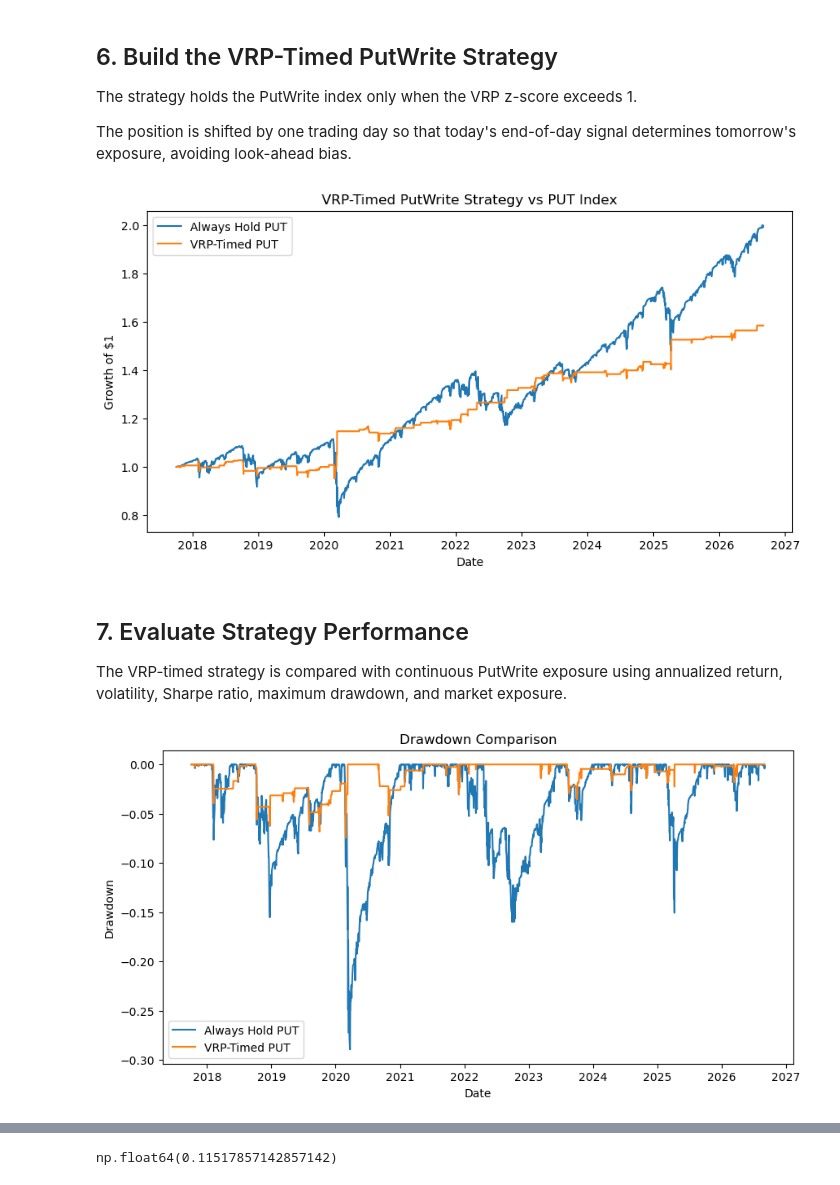
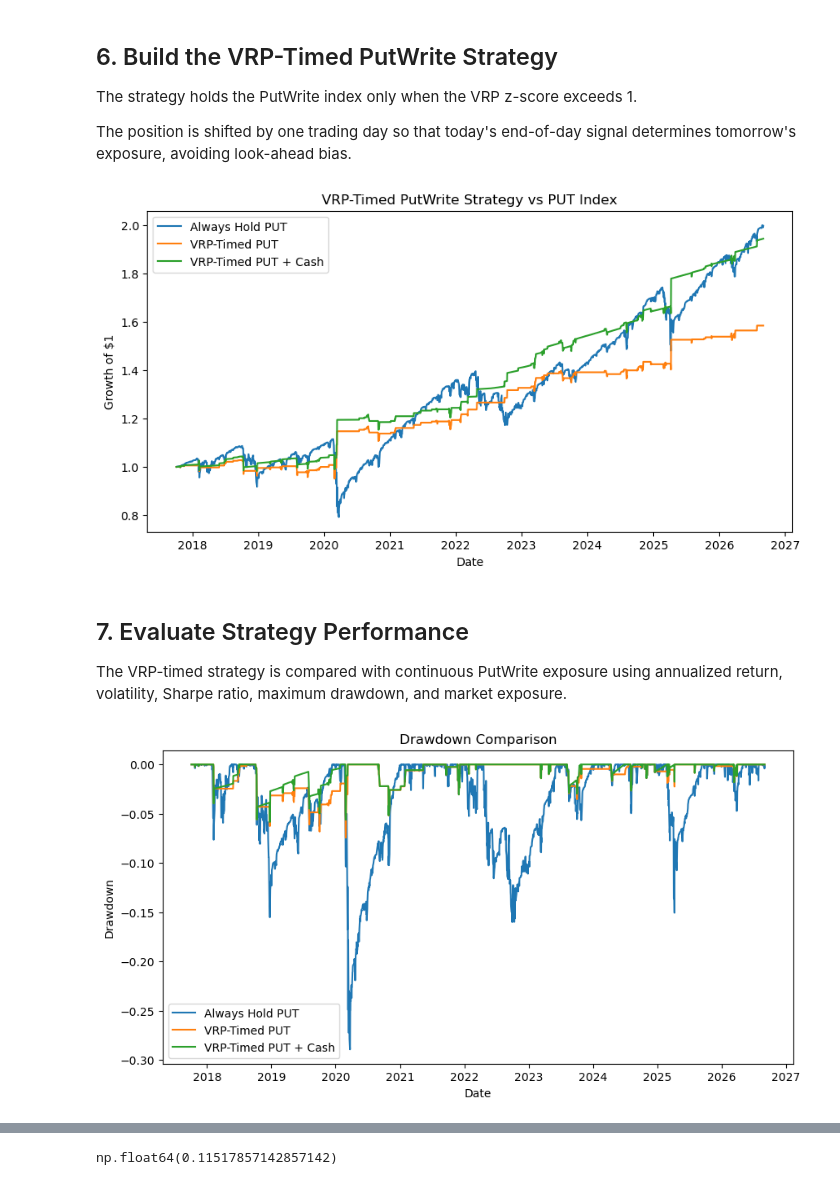
Before and after one commit to Linyanotlinda/vrp-putwrite-strategy, a Jupyter notebook: vrp_putwrite_strategy.ipynb, the cells around one changed output, grey strips where cells are left out. Saved outputs shown, nothing was run; the diff lists cells and outputs as text; code cells hidden in the pictures.

```diff
--- a/vrp_putwrite_strategy.ipynb
+++ b/vrp_putwrite_strategy.ipynb
@@ -262,8 +279,18 @@ data["strategy_return"] = (
+# %%
+data["cash_return"] = (
+    (1 + data["t_bill_rate"] / 100) ** (1 / 252) - 1
+)
+# %%
+data["strategy_return_with_cash"] = (
+    data["position"] * data["put_return"]
+    + (1 - data["position"]) * data["cash_return"]
+)
 # %%
 backtest = data.dropna(
     subset=[
+        "put_return",
         "strategy_return",
-        "put_return",
+        "strategy_return_with_cash",
         "vrp_zscore"
     ]
 ).copy()
@@ -275,29 +302,39 @@ backtest["put_cumulative"] = (
 backtest["strategy_cumulative"] = (
     1 + backtest["strategy_return"]
 ).cumprod()
+
+backtest["strategy_cash_cumulative"] = (
+    1 + backtest["strategy_return_with_cash"]
+).cumprod()
 # %%
 plt.figure(figsize=(10, 5))
 
 plt.plot(
     backtest["date"],
     backtest["put_cumulative"],
     label="Always Hold PUT"
 )
 
 plt.plot(
     backtest["date"],
     backtest["strategy_cumulative"],
     label="VRP-Timed PUT"
 )
 
+plt.plot(
+    backtest["date"],
+    backtest["strategy_cash_cumulative"],
+    label="VRP-Timed PUT + Cash"
+)
+
 plt.xlabel("Date")
 plt.ylabel("Growth of $1")
 plt.title("VRP-Timed PutWrite Strategy vs PUT Index")
 plt.legend()
 
 plt.show()
 # %% [output]
-[figure, old version]
+[figure, new version]
 # %% [markdown]
 ## 7. Evaluate Strategy Performance
 
@@ -348,6 +391,12 @@ plt.plot(
     label="VRP-Timed PUT"
 )
 
+plt.plot(
+    backtest["date"],
+    backtest["strategy_cash_drawdown"],
+    label="VRP-Timed PUT + Cash"
+)
+
 plt.xlabel("Date")
 plt.ylabel("Drawdown")
 plt.title("Drawdown Comparison")
@@ -355,6 +404,6 @@ plt.legend()
 
 plt.show()
 # %% [output]
-[figure, old version]
+[figure, new version]
 # %%
 performance = pd.DataFrame({
```
Also changed, not shown: parts of 13 cells of this notebook.
